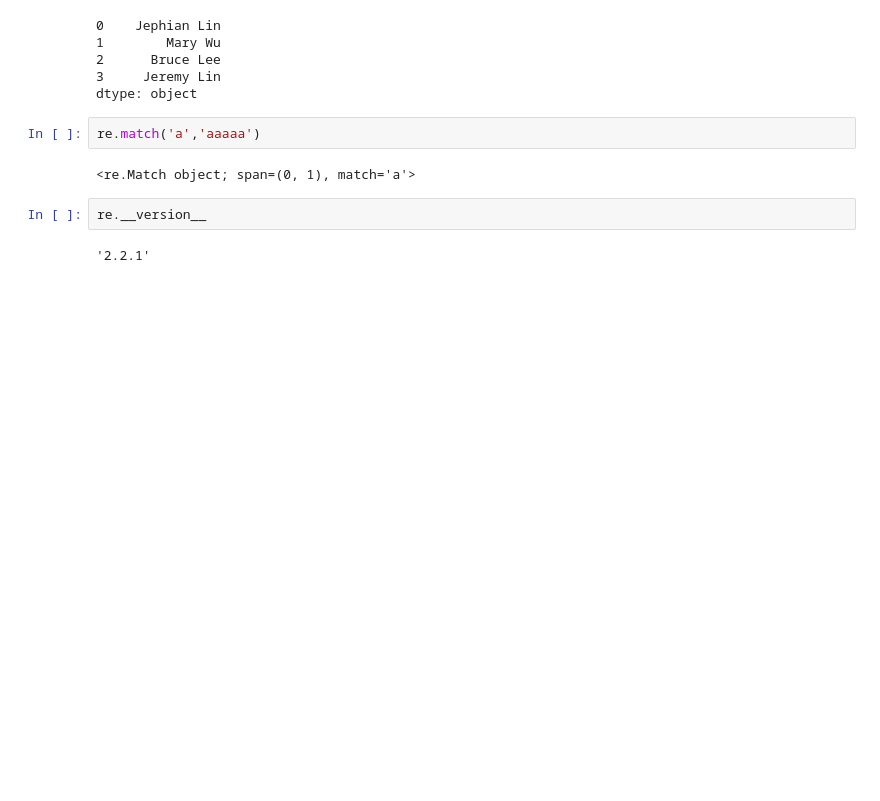
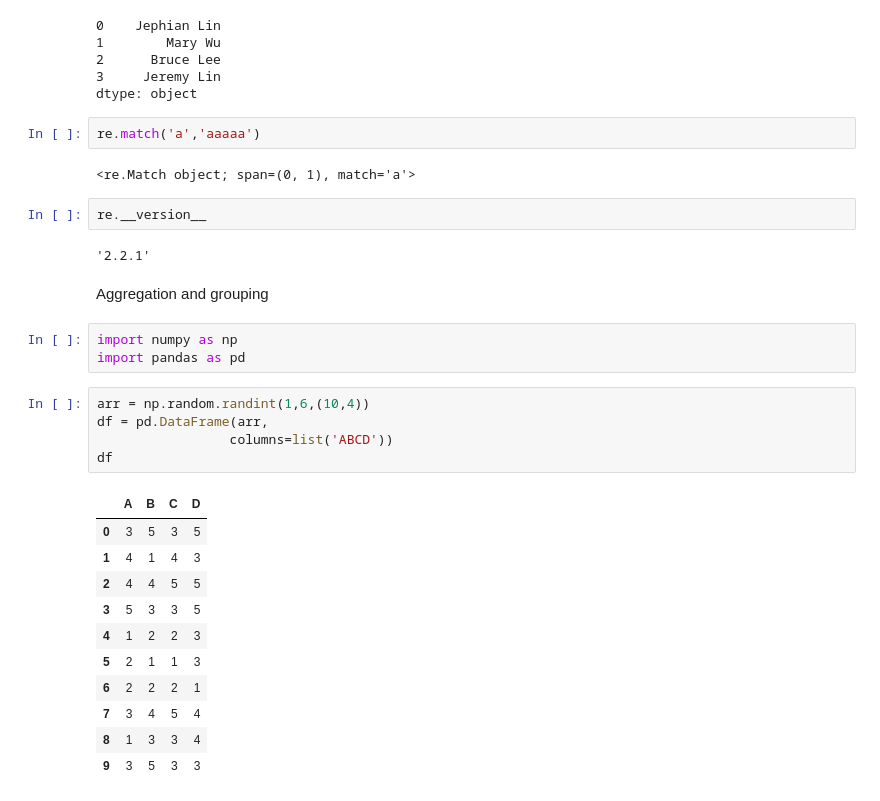
Before and after one commit to jephianlin/math599env, a Jupyter notebook: 1023.ipynb, the cells around one changed output. Cells and saved outputs as stored; diff of their text form; blank space fills up the shorter version.

```diff
--- a/1023.ipynb
+++ b/1023.ipynb
@@ -374,3 +374,25 @@ re.match('a','aaaaa')
 re.__version__
 # %% [output]
 '2.2.1'
+# %% [markdown]
+Aggregation and grouping
+# %%
+import numpy as np
+import pandas as pd
+# %%
+arr = np.random.randint(1,6,(10,4))
+df = pd.DataFrame(arr,
+                 columns=list('ABCD'))
+df
+# %% [output]
+|  | A | B | C | D |
+| 0 | 3 | 5 | 3 | 5 |
+| 1 | 4 | 1 | 4 | 3 |
+| 2 | 4 | 4 | 5 | 5 |
+| 3 | 5 | 3 | 3 | 5 |
+| 4 | 1 | 2 | 2 | 3 |
+| 5 | 2 | 1 | 1 | 3 |
+| 6 | 2 | 2 | 2 | 1 |
+| 7 | 3 | 4 | 5 | 4 |
+| 8 | 1 | 3 | 3 | 4 |
+| 9 | 3 | 5 | 3 | 3 |
```
Also changed, not shown: parts of 25 cells of this notebook.
